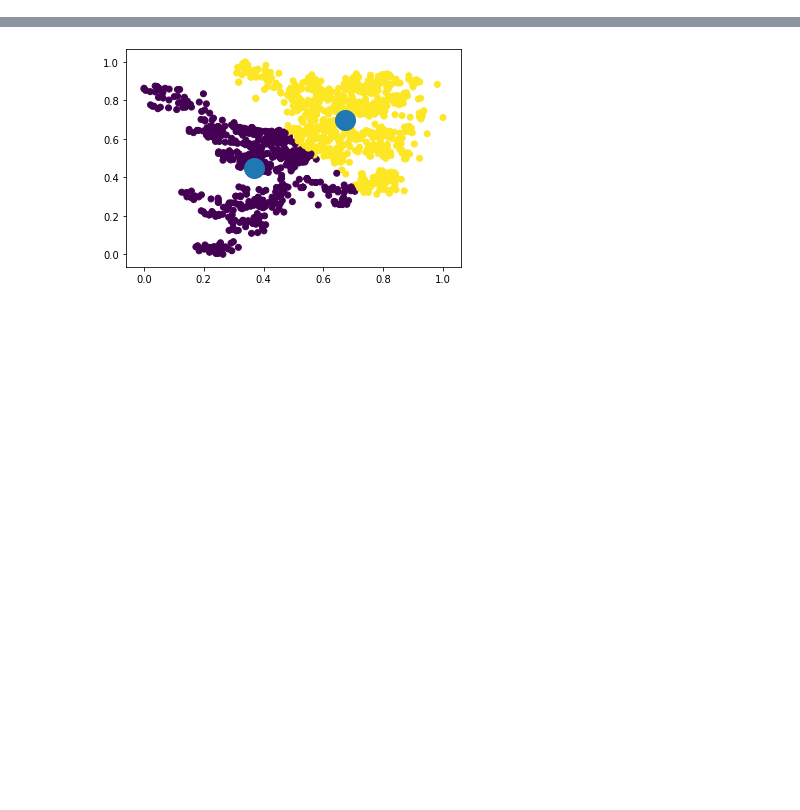
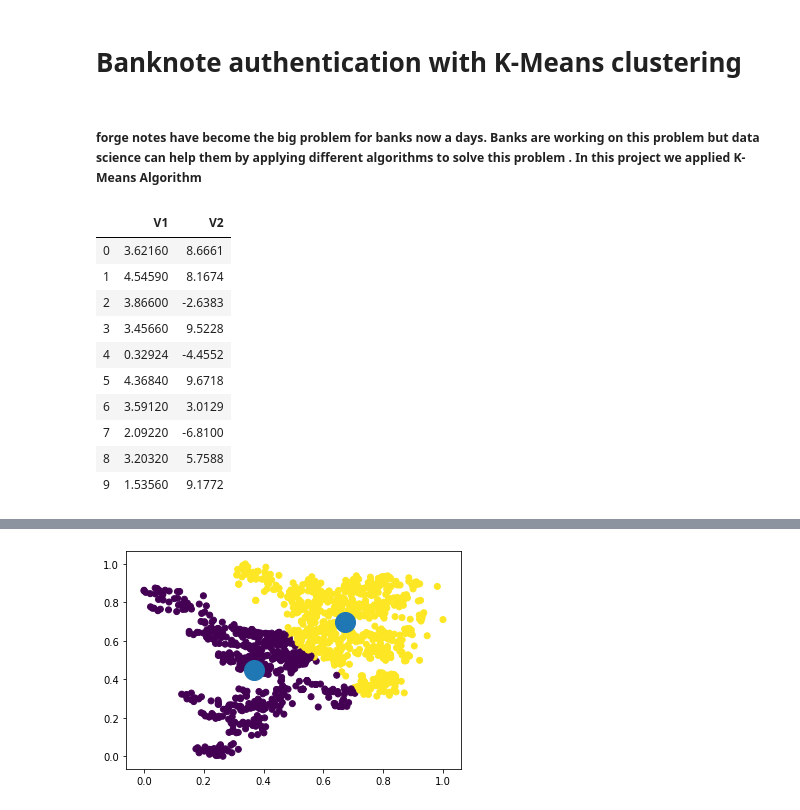
Before and after one commit to sabheen9/Banknote-authentication-with-K-Means-clustering, a Jupyter notebook: K-means.ipynb, the cells around one changed output, grey strips where cells are left out. Drawn from its saved outputs; the diff is of its cells as text; code cells hidden in the pictures; blank space fills up the shorter version.

```diff
--- a/K-means.ipynb
+++ b/K-means.ipynb
@@ -1,3 +1,7 @@
+# %% [markdown]
+# Banknote authentication with K-Means clustering
+# %% [markdown]
+##### forge notes have become the big problem for banks now a days. Banks are working on this problem but data science can help them by applying different  algorithms to solve this problem . In this project we applied K-Means Algorithm
 # %%
 #Importing the Liabraries
 import pandas as pd
@@ -7,3 +11,16 @@ from sklearn.cluster import KMeans
 # %%
 #Loading the file
 data=pd.read_csv("k_means_project.csv")
+data.head(10)
+# %% [output]
+|  | V1 | V2 |
+| 0 | 3.62160 | 8.6661 |
+| 1 | 4.54590 | 8.1674 |
+| 2 | 3.86600 | -2.6383 |
+| 3 | 3.45660 | 9.5228 |
+| 4 | 0.32924 | -4.4552 |
+| 5 | 4.36840 | 9.6718 |
+| 6 | 3.59120 | 3.0129 |
+| 7 | 2.09220 | -6.8100 |
+| 8 | 3.20320 | 5.7588 |
+| 9 | 1.53560 | 9.1772 |
```
Also changed, not shown: parts of 9 cells of this notebook.
